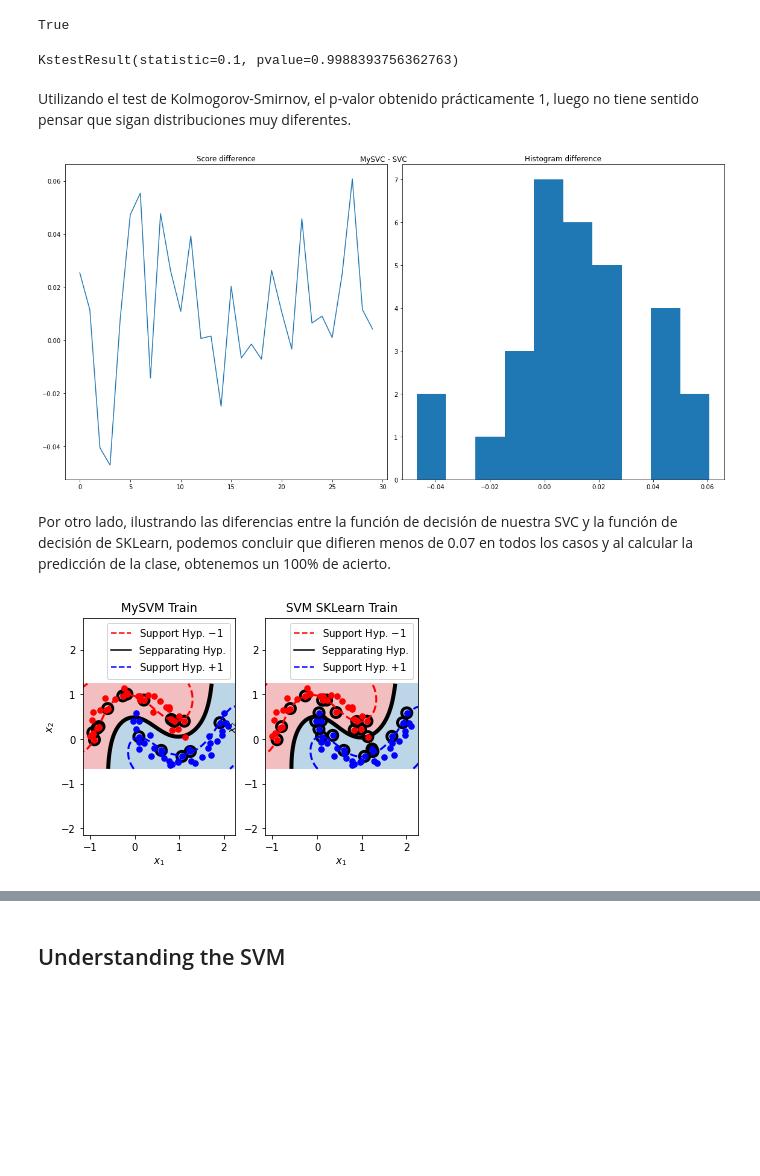
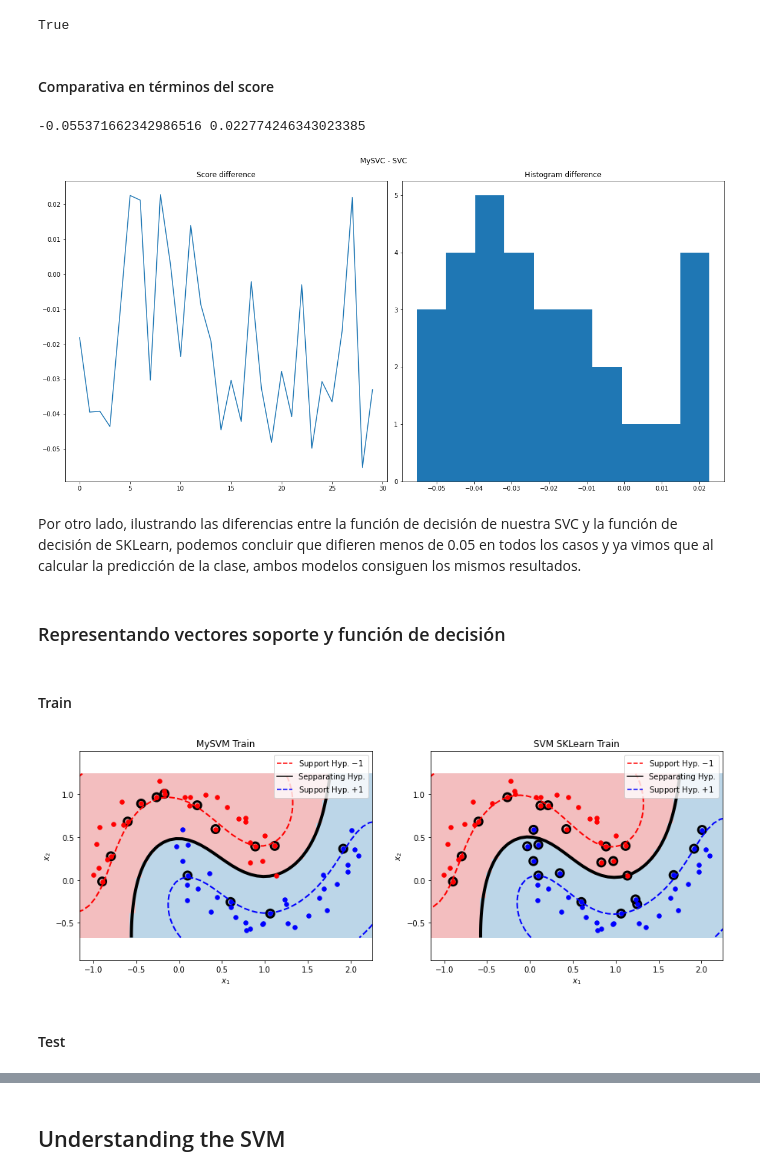
Before and after one commit to glorelvalle/mucd-mg, a Jupyter notebook: maaa/p1/SMO.ipynb, the cells around one changed output, grey strips where cells are left out. Cells and saved outputs as stored; diff of their text form; code cells hidden in the pictures; blank space fills up the shorter version.

```diff
--- a/maaa/p1/SMO.ipynb
+++ b/maaa/p1/SMO.ipynb
@@ -244,7 +242,6 @@ class MySVC():
 
         # Storage of the obtained parameters and computation of the intercept.
         self.sv_cond_ = np.where((self.a > 0) & (self.a < self.C))[0]
-        #self.sv_cond = np.where(self.a > 0.0)[0]
         self.support_vectors_ = self.X[self.sv_cond_]
         self.b_ = self.intercept(self.sv_cond_)
         self.dual_coef_ = self.y[self.sv_cond_] * self.a[self.sv_cond_] # same from sklearn
@@ -252,33 +249,27 @@ class MySVC():
         return self
 
     def clipping(self, i, j, condition=False):
-        """
-            Computation clipping (lower & upper bounds)
-        """
+        # Computation clipping (lower & upper bounds)
         update1 = max(0, self.a[j] + self.a[i] - self.C), min(self.C, self.a[i] + self.a[j])
         update2 = max(0, self.a[j] - self.a[i]), min(self.C, self.C - self.a[i] + self.a[j])
         return update1 if condition else update2
 
     def kappa(self, i, j):
-        """
-            Kappa for intercept
-        """
+        # Kappa for intercept
         return (2*rbf_kernel(self.X[i][None], self.X[j][None], self.gamma)[0,0] -
                 rbf_kernel(self.X[i][None], self.X[i][None], self.gamma)[0,0] -
                 rbf_kernel(self.X[j][None], self.X[j][None], self.gamma)[0,0])
 
     def output(self, X):
-        """
-            Computes the output (score)
-        """
+        # Output function
         return (self.a * self.y) @ rbf_kernel(self.X, X, self.gamma)
 
     def E(self, i):
-        """
-        """
+        # Computation of the expected value
         return self.output(self.X[i][None])[0] - self.y[i]
 
     def intercept(self, k):
+        # Computation of the intercept
         return np.mean(self.y[k] - self.output(self.X[k]))
 
     def decision_function(self, X):
@@ -359,29 +356,33 @@ Training time for sklearn SVC model: 0.7070 ms
 print((predictions_my==predictions_sk).all())
 # %% [output]
 True
-# %%
-from scipy.stats import ks_2samp
-ks_2samp(scores_sk, scores_my)
-# %% [output]
-KstestResult(statistic=0.1, pvalue=0.9988393756362763)
-# %% [markdown]
-Utilizando el test de Kolmogorov-Smirnov, el p-valor obtenido prácticamente 1, luego no tiene sentido pensar que sigan distribuciones muy diferentes.
+# %% [markdown]
+#### Comparativa en términos del score
+# %%
+scores_diff = scores_my-scores_sk
+print(np.min(scores_diff), np.max(scores_diff))
+# %% [output]
+-0.055371662342986516 0.022774246343023385
 # %%
 fig, (ax1, ax2) = plt.subplots(1, 2)
 fig.set_size_inches(16, 8)
 fig.suptitle('MySVC - SVC')
 
-ax1.plot(scores_my-scores_sk)
+ax1.plot(scores_diff)
 ax1.set_title("Score difference")
 
-ax2.hist(scores_my-scores_sk)
+ax2.hist(scores_diff)
 ax2.set_title("Histogram difference")
 
 fig.tight_layout()
 # %% [output]
-[figure, old version]
+[figure, new version]
 # %% [markdown]
-Por otro lado, ilustrando las diferencias entre la función de decisión de nuestra SVC y la función de decisión de SKLearn, podemos concluir que difieren menos de 0.07 en todos los casos y al calcular la predicción de la clase, obtenemos un 100% de acierto.
+Por otro lado, ilustrando las diferencias entre la función de decisión de nuestra SVC y la función de decisión de SKLearn, podemos concluir que difieren menos de 0.05 en todos los casos y ya vimos que al calcular la predicción de la clase, ambos modelos consiguen los mismos resultados.
+# %% [markdown]
+### Representando vectores soporte y función de decisión
+# %% [markdown]
+#### Train
 # %%
 fig, ax = plt.subplots()
 
@@ -395,7 +396,9 @@ plt.title("SVM SKLearn Train")
 
 plt.show()
 # %% [output]
-[figure, old version]
+[figure, new version]
+# %% [markdown]
+#### Test
 # %%
 fig, ax = plt.subplots()
 
```
Also changed, not shown: parts of 23 cells of this notebook.
